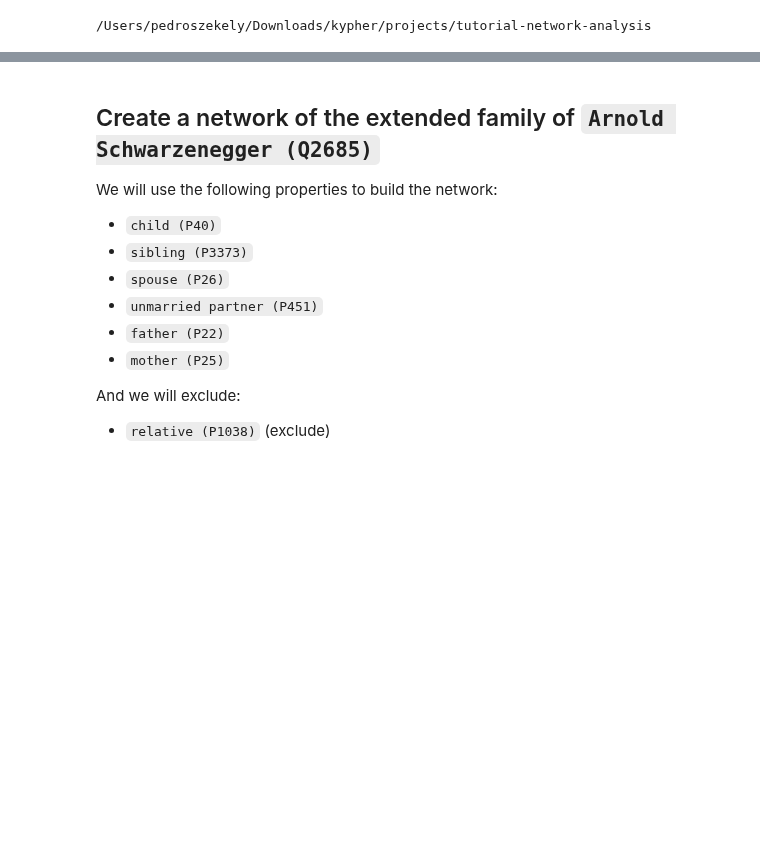
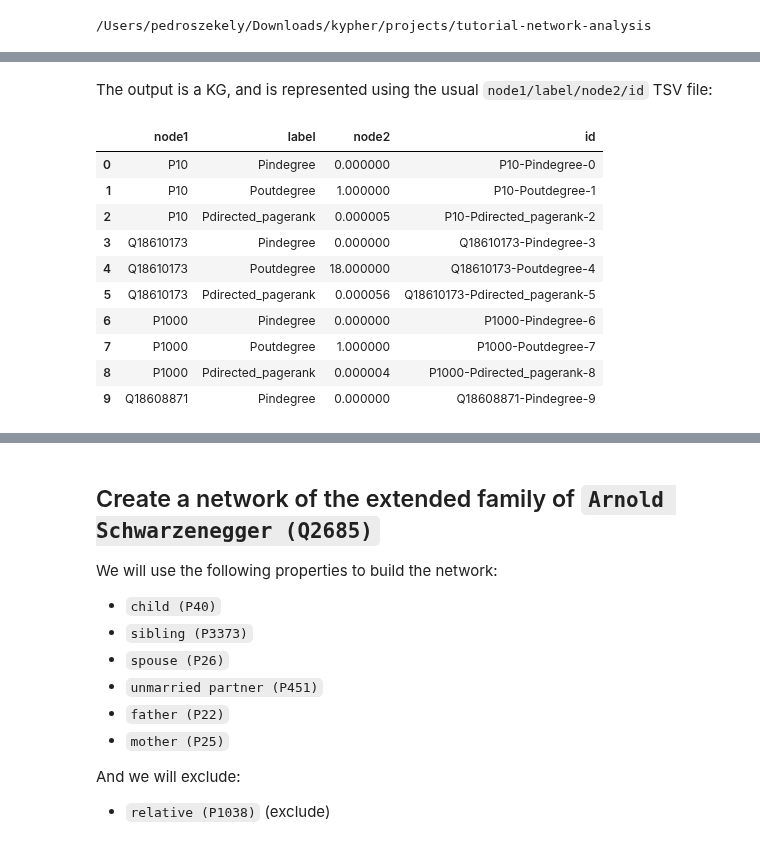
Before and after one commit to usc-isi-i2/kgtk-notebooks, a Jupyter notebook: tutorial/kg-network-analysis.ipynb, the cells around one changed output, grey strips where cells are left out. Saved outputs shown, nothing was run; the diff lists cells and outputs as text; code cells hidden in the pictures; blank space fills up the shorter version.

```diff
--- a/tutorial/kg-network-analysis.ipynb
+++ b/tutorial/kg-network-analysis.ipynb
@@ -116,0 +128,18 @@ Wall time: 24.6 s
+# %% [markdown]
+The output is a KG, and is represented using the usual `node1/label/node2/id` TSV file:
+# %%
+kgtk("""
+    head -i $OUT/metadata.pagerank.undirected.tsv.gz
+""")
+# %% [output]
+|  | node1 | label | node2 | id |
+| 0 | P10 | Pindegree | 0.000000 | P10-Pindegree-0 |
+| 1 | P10 | Poutdegree | 1.000000 | P10-Poutdegree-1 |
+| 2 | P10 | Pdirected_pagerank | 0.000005 | P10-Pdirected_pagerank-2 |
+| 3 | Q18610173 | Pindegree | 0.000000 | Q18610173-Pindegree-3 |
+| 4 | Q18610173 | Poutdegree | 18.000000 | Q18610173-Poutdegree-4 |
+| 5 | Q18610173 | Pdirected_pagerank | 0.000056 | Q18610173-Pdirected_pagerank-5 |
+| 6 | P1000 | Pindegree | 0.000000 | P1000-Pindegree-6 |
+| 7 | P1000 | Poutdegree | 1.000000 | P1000-Poutdegree-7 |
+| 8 | P1000 | Pdirected_pagerank | 0.000004 | P1000-Pdirected_pagerank-8 |
+| 9 | Q18608871 | Pindegree | 0.000000 | Q18608871-Pindegree-9 |
```
Also changed, not shown: parts of 21 cells of this notebook.
